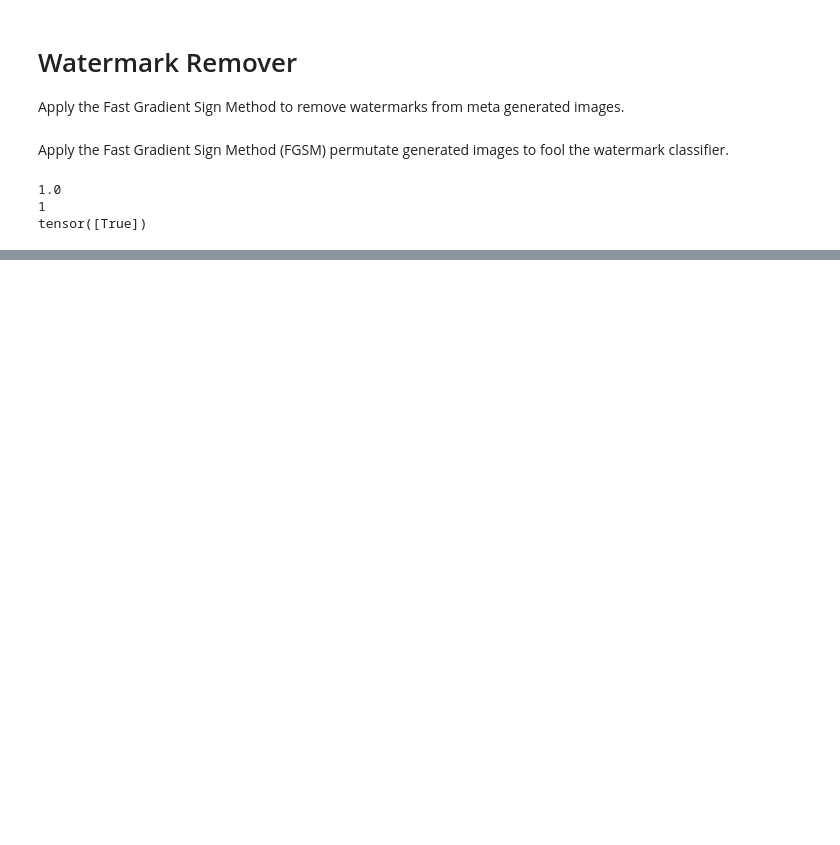
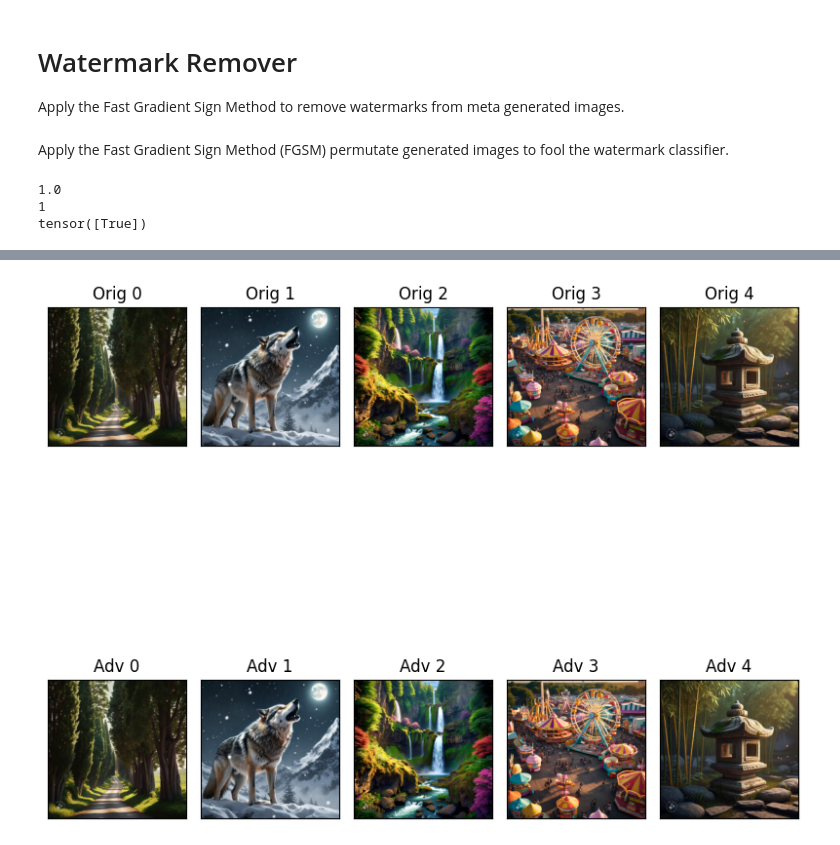
Before and after one commit to ngruixin/stable_signature, a Jupyter notebook: meta-attack.ipynb, the cells around one changed output, grey strips where cells are left out. Drawn from its saved outputs; the diff is of its cells as text; code cells hidden in the pictures; blank space fills up the shorter version.

```diff
--- a/meta-attack.ipynb
+++ b/meta-attack.ipynb
@@ -254,6 +255,6 @@ from torchvision.utils import save_image
 for i in range(len(epsilons)):
     eps = epsilons[i]
     for j in range(len(examples[i])):
-        save_image(examples[i][j][2], f"e{eps}_{j}.png")
+        save_image(examples[i][j][2], f"images/test/e{eps}_{j}.png")
 # %%
 transforms.ToPILImage()(examples[1][4][2]).show()
@@ -259,0 +315,31 @@ transforms.ToPILImage()(examples[1][4][2]).show()
+# %%
+examples = []
+
+for data in train_loader:
+    r_tot, pert, orig, pred = deepfool(data, model)
+    if pred == 0:
+        # successfully misclassified
+        examples.append((r_tot, pert, orig))
+
+#transforms.ToPILImage()(torch.clamp(pert, 0, 1)).show()
+# %%
+from PIL import Image
+
+plt.figure(figsize=(8,10))
+for i in range(len(examples)):
+    r, pert, ori = examples[i]
+    plt.subplot(2, len(examples), i+1)
+    plt.xticks([], [])
+    plt.yticks([], [])
+    plt.title(f"Orig {i}")
+    plt.imshow(transforms.ToPILImage()(orig))
+
+    plt.subplot(2, len(examples), len(examples)+i+1)
+    plt.xticks([], [])
+    plt.yticks([], [])
+    plt.title(f"Adv {i}")
+    plt.imshow(transforms.ToPILImage()(pert))
+plt.tight_layout()
+plt.show()
+# %% [output]
+[figure, added]
```
Also changed, not shown: parts of 6 cells of this notebook.
